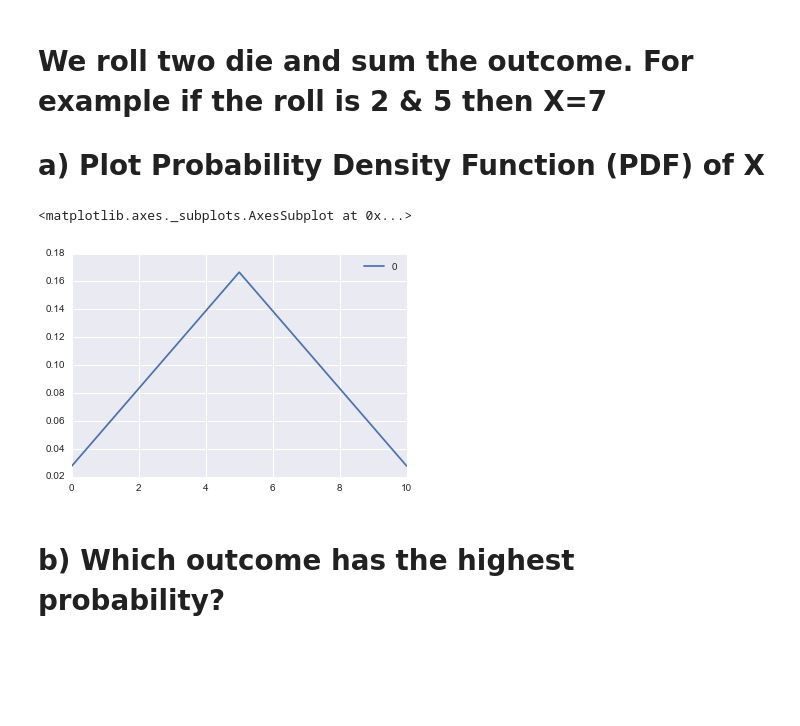
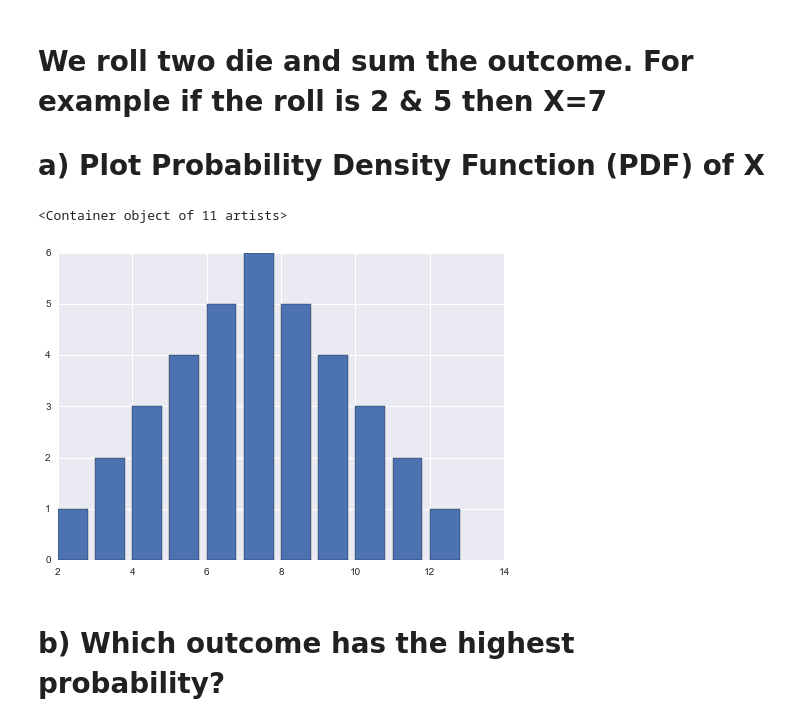
Before and after one commit to dhumindesai/MultivariateAnalysis, a Jupyter notebook: Homework-3/Homework-3.ipynb, the cells around one changed output. Cells and saved outputs as stored; diff of their text form; code cells hidden in the pictures; blank space fills up the shorter version.

```diff
--- a/Homework-3/Homework-3.ipynb
+++ b/Homework-3/Homework-3.ipynb
@@ -28,13 +28,13 @@ def roll_two_dies():
     return outcomes
 # %%
 outcomes = Series(roll_two_dies(),name='sum')
-# %%
-#plt.figure(figsize=(10,7))
-#sns.kdeplot(outcomes,bw=1)
-X.plot()
-# %% [output]
-<matplotlib.axes._subplots.AxesSubplot at 0x...>
-[figure, removed]
+# %%
+#X = pd.Series(X)
+#X.hist()
+plt.bar(sums.keys(), sums.values())
+# %% [output]
+<Container object of 11 artists>
+[figure, added]
 # %% [markdown]
 # b) Which outcome has the highest probability?
 # %% [markdown]
```
Also changed, not shown: 1 other file.
